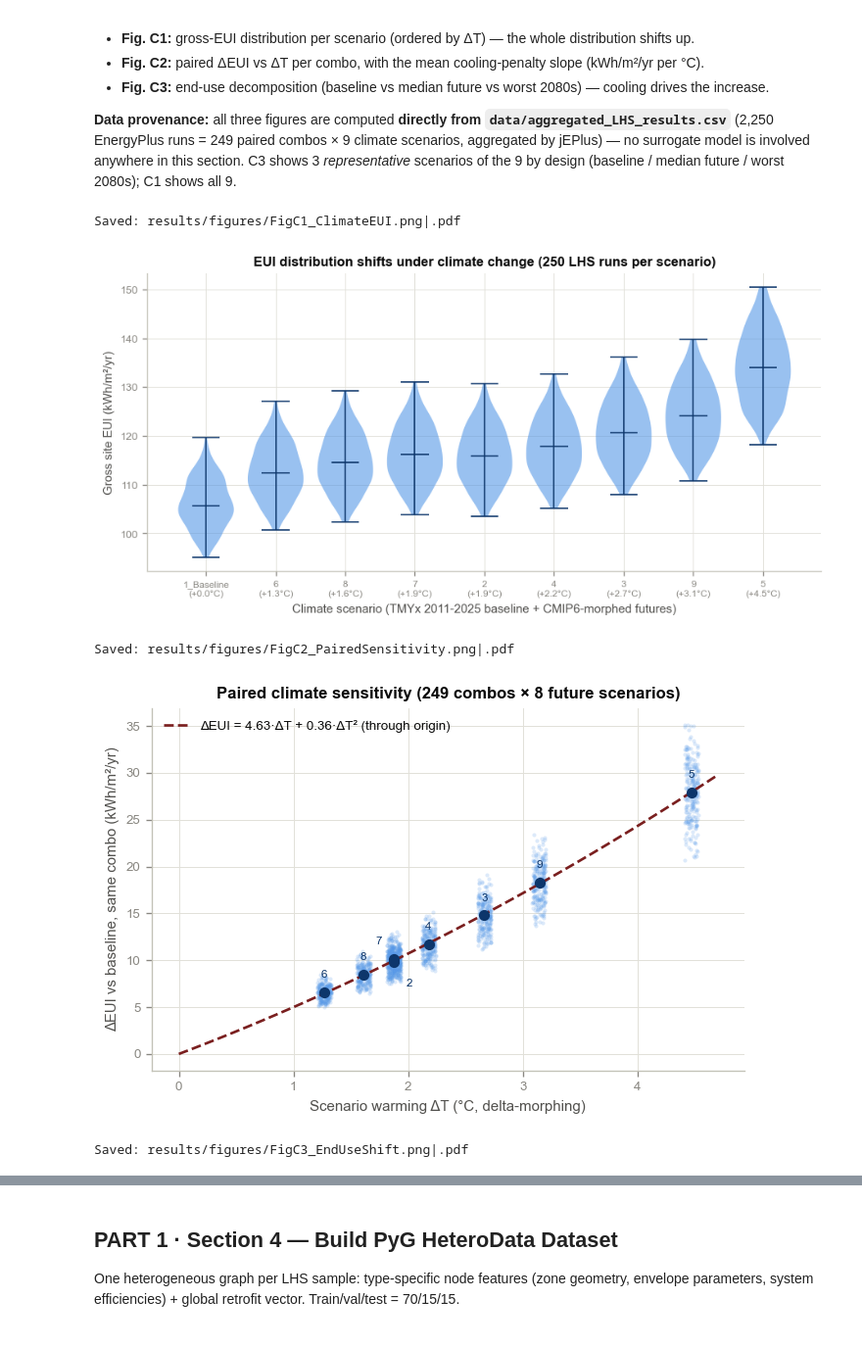
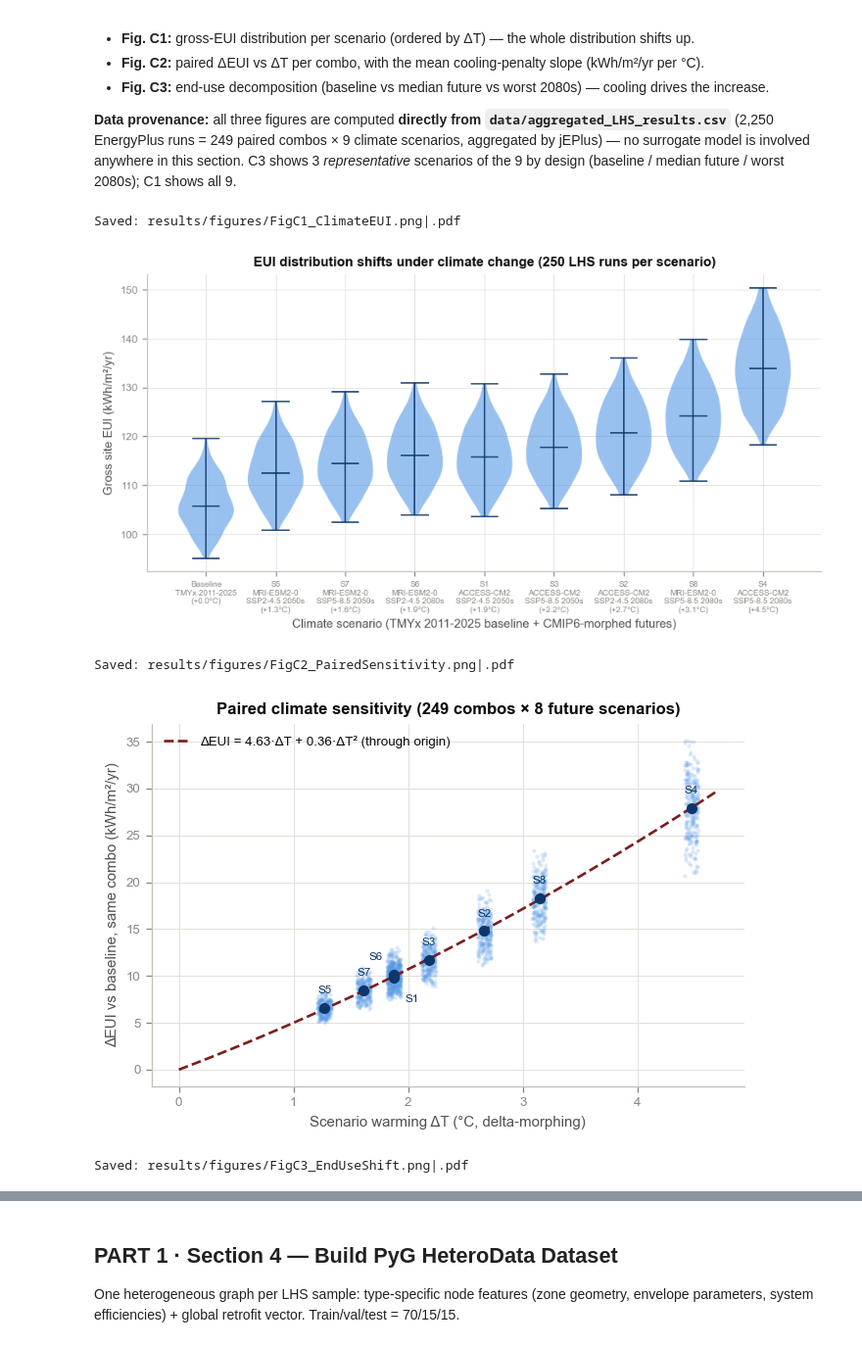
Before and after one commit to lienphatvn55/icae2026-nzeb-pipeline, a Jupyter notebook: NZEB_PIPELINE_ICAE2026_v3.ipynb, the cells around one changed output, grey strips where cells are left out. Shown at 98% size. Drawn from its saved outputs; the diff is of its cells as text; code cells hidden in the pictures.

```diff
--- a/NZEB_PIPELINE_ICAE2026_v3.ipynb
+++ b/NZEB_PIPELINE_ICAE2026_v3.ipynb
@@ -244,6 +248,7 @@ section_3_start = time.time()
 from networkx.algorithms import link_prediction
 # FIGURES C1-C3 — climate-change fingerprint (paired LHS design)
 from scripts.analysis.fig_style import apply_style, savefig
+from pi_hgat.data_split import scenario_label
 apply_style()
 
 d = df_lhs.copy()
@@ -261,7 +266,7 @@ for body in vp['bodies']:
 for part in ('cmedians', 'cmins', 'cmaxes', 'cbars'):
     vp[part].set_color('#0d366b'); vp[part].set_linewidth(1)
 ax.set_xticks(range(1, len(scen_order) + 1))
-ax.set_xticklabels([f'{s}\n(+{scen_dt[s]:.1f}°C)' for s in scen_order], fontsize=7)
+ax.set_xticklabels([scenario_label(s) for s in scen_order], fontsize=6)
 ax.set_ylabel('Gross site EUI (kWh/m²/yr)')
 ax.set_xlabel('Climate scenario (TMYx 2011-2025 baseline + CMIP6-morphed futures)')
 ax.set_title('EUI distribution shifts under climate change (250 LHS runs per scenario)')
@@ -269,12 +274,12 @@ savefig(fig, 'FigC1_ClimateEUI')
 plt.show()
 
 # --- FIG C2: paired climate sensitivity (same combos across scenarios) ---
-base = d[d.Scenario == '1_Baseline'].drop_duplicates('combo').set_index('combo')['EUI_kWh_m2']
+base = d[d.Scenario == 'Baseline'].drop_duplicates('combo').set_index('combo')['EUI_kWh_m2']
 fig, ax = plt.subplots(figsize=(6.5, 4))
 xs, ys, means = [], [], {}
 rng = np.random.RandomState(0)
 for s in scen_order:
-    if s == '1_Baseline':
+    if s == 'Baseline':
         continue
     sub = d[d.Scenario == s]
     delta = (sub['EUI_kWh_m2'] - sub['combo'].map(base)).dropna().values
@@ -287,9 +292,9 @@ for s in scen_order:
 # GCM/SSP combinations whose mean warming coincidentally differs by only
 # 0.004°C, so their clusters overlap almost exactly — offset their labels to
 # opposite sides instead of letting them stack illegibly on top of each other.
-label_offset = {'7': (-9, 9), '2': (9, -15)}
+label_offset = {'S6': (-11, 9), 'S1': (11, -15)}
 for s in scen_order:
-    if s == '1_Baseline':
+    if s == 'Baseline':
         continue
     dx, dy = label_offset.get(s, (0, 9))
     ax.annotate(s, (scen_dt[s], means[s]), xytext=(dx, dy), textcoords='offset points',
@@ -313,44 +318,43 @@ plt.show()
 # --- FIG C3: end-use shift ---
 eu_cols = {'Cooling': 'Cooling_Elec_GJ', 'Lighting': 'IntLighting_Elec_GJ',
            'Equipment': 'IntEquip_Elec_GJ', 'Fans': 'Fans_Elec_GJ', 'Pumps': 'Pumps_Elec_GJ'}
-futures = scen_dt.drop('1_Baseline')
-pick = ['1_Baseline', (futures - futures.median()).abs().idxmin(), futures.idxmax()]
+futures = scen_dt.drop('Baseline')
+pick = ['Baseline', (futures - futures.median()).abs().idxmin(), futures.idxmax()]
 # x-labels include the scenario ID (matches the 9-scenario numbering used
 # everywhere else) alongside the ΔT and the "role" (baseline/median/worst).
-labels3 = [f'Baseline (Sc. {pick[0]})\n(+0.0°C)',
-           f'Median future (Sc. {pick[1]})\n(+{scen_dt[pick[1]]:.1f}°C)',
-           f'Worst 2080s (Sc. {pick[2]})\n(+{scen_dt[pick[2]]:.1f}°C)']
+labels3 = [f'{role}\n{scenario_label(p)}' for role, p in
+           zip(['— Baseline —', '— Median future —', '— Worst 2080s —'], pick)]
 GJ_TO_KWH_M2 = 1000.0 / 3.6 / 4982.0
 colors5 = ['#0d366b', '#1c5cab', '#2a78d6', '#5598e7', '#86b6ef']
 text_colors5 = ['white', 'white', 'white', '#0b0b0b', '#0b0b0b']
 fig, ax = plt.subplots(figsize=(6.5, 4.4))
 bottoms = np.zeros(3)
 values5 = {}
 for (name, col), c, tc in zip(eu_cols.items(), colors5, text_colors5):
     v = np.array([d[d.Scenario == s][col].mean() * GJ_TO_KWH_M2 for s in pick])
     ax.bar(labels3, v, bottom=bottoms, label=name, color=c, width=0.6)
     values5[name] = v
     # Value label per segment; skip if the segment is too thin to hold text
     # (Pumps ≈ 0.01 kWh/m² here -- flagged separately below instead).
     for xi, vi in enumerate(v):
         if vi >= 2.0:
             ax.text(xi, bottoms[xi] + vi / 2, f'{vi:.1f}', ha='center', va='center',
                     color=tc, fontsize=7.5, fontweight='bold')
     bottoms += v
 ax.set_ylabel('Mean end-use intensity (kWh/m²/yr)')
 ax.set_title('End-use shift: cooling drives the climate-change penalty\n(3 representative of 9 scenarios)')
 ax.legend(prop={'size': 7}, loc='upper left')
 plt.subplots_adjust(bottom=0.22)
 # Figure-level footnote (outside the axes, below the x-axis) -- any position
 # inside the plot area collides with a bar segment somewhere across the 3 columns.
 fig.text(0.5, 0.02, f"Pumps \u2248 {values5['Pumps'].mean():.3f} kWh/m\u00b2/yr in all 3 columns "
         "(negligible, not visible at this scale)",
         ha='center', va='bottom', fontsize=6.5, color='#6b6a63', style='italic')
 savefig(fig, 'FigC3_EndUseShift')
 plt.show()
 # %% [output]
 Saved: results/figures/FigC1_ClimateEUI.png|.pdf
-[figure, old version]
+[figure, new version]
 Saved: results/figures/FigC2_PairedSensitivity.png|.pdf
-[figure, old version]
+[figure, new version]
 Saved: results/figures/FigC3_EndUseShift.png|.pdf
```
Also changed, not shown: parts of 39 cells of this notebook, 59 other files.
